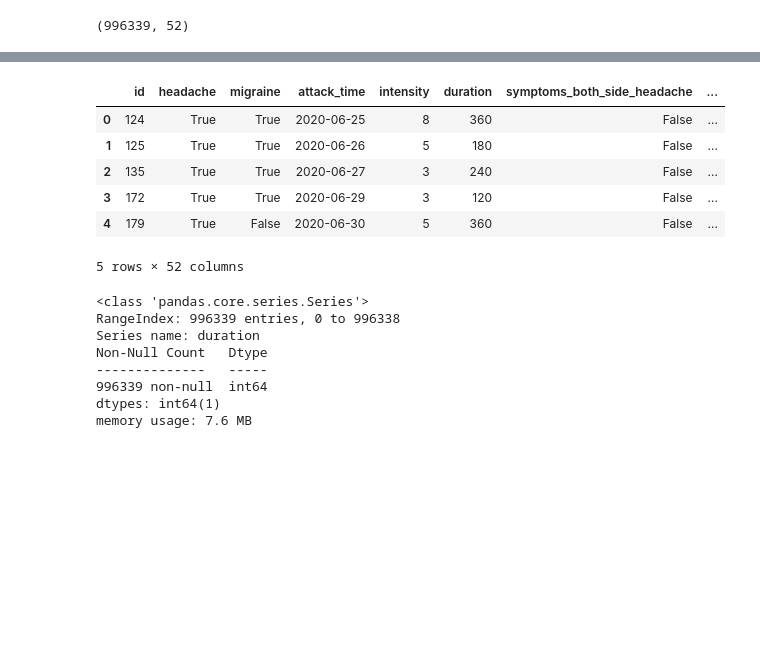
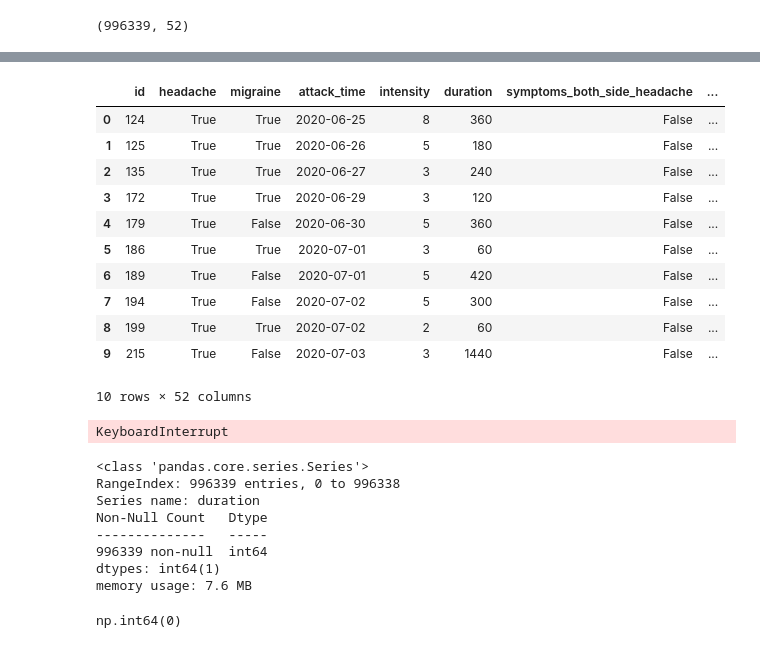
Before and after one commit to kkumar06-tech/Data_Analysis, a Jupyter notebook: Attack_V1.ipynb, the cells around one changed output, grey strips where cells are left out. Drawn from its saved outputs; the diff is of its cells as text; code cells hidden in the pictures; blank space fills up the shorter version.

```diff
--- a/Attack_V1.ipynb
+++ b/Attack_V1.ipynb
@@ -6,5 +25,5 @@ import seaborn as sb
 # %%
-df = pd.read_csv("dataset/Attacks_V1_02-03-2026.csv", on_bad_lines='skip', sep=';', low_memory=False)
+df = pd.read_csv("dataset/attack/Attacks_V1_02-03-2026.csv",sep=';', low_memory=False)
 # %%
 df.shape
 # %% [output]
@@ -32,15 +51,26 @@ Index(['id', 'headache', 'migraine', 'attack_time', 'intensity', 'duration',
        'Ergotamin_Eff', 'medication', 'weekday'],
       dtype='object')
 # %%
-df.head()
+df.head(10)
 # %% [output]
 |  | id | headache | migraine | attack_time | intensity | duration | symptoms_both_side_headache | ... |
 | 0 | 124 | True | True | 2020-06-25 | 8 | 360 | False | ... |
 | 1 | 125 | True | True | 2020-06-26 | 5 | 180 | False | ... |
 | 2 | 135 | True | True | 2020-06-27 | 3 | 240 | False | ... |
 | 3 | 172 | True | True | 2020-06-29 | 3 | 120 | False | ... |
 | 4 | 179 | True | False | 2020-06-30 | 5 | 360 | False | ... |
+| 5 | 186 | True | True | 2020-07-01 | 3 | 60 | False | ... |
+| 6 | 189 | True | False | 2020-07-01 | 5 | 420 | False | ... |
+| 7 | 194 | True | False | 2020-07-02 | 5 | 300 | False | ... |
+| 8 | 199 | True | True | 2020-07-02 | 2 | 60 | False | ... |
+| 9 | 215 | True | False | 2020-07-03 | 3 | 1440 | False | ... |
-5 rows × 52 columns
+10 rows × 52 columns
+# %%
+from ydata_profiling import ProfileReport
+report = ProfileReport(df, title="Post-Merge Profile", explorative=True)
+report.to_file("profile_report_A1.html")
+# %% [output]
+KeyboardInterrupt
 # %%
 df['duration'].info()
 # %% [output]
@@ -52,3 +82,7 @@ Non-Null Count   Dtype
 996339 non-null  int64
 dtypes: int64(1)
 memory usage: 7.6 MB
+# %%
+df.duplicated().sum()
+# %% [output]
+np.int64(0)
```
Also changed, not shown: parts of 19 cells of this notebook, 4 other files.
